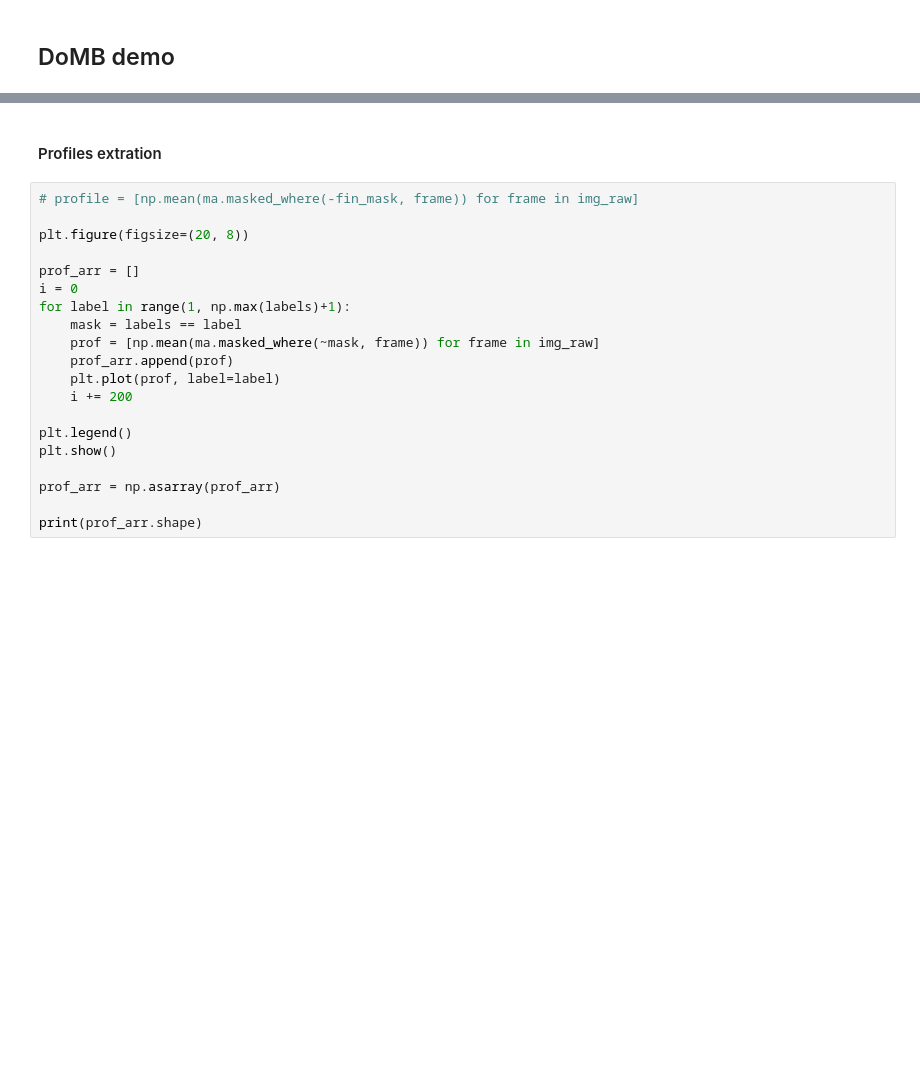
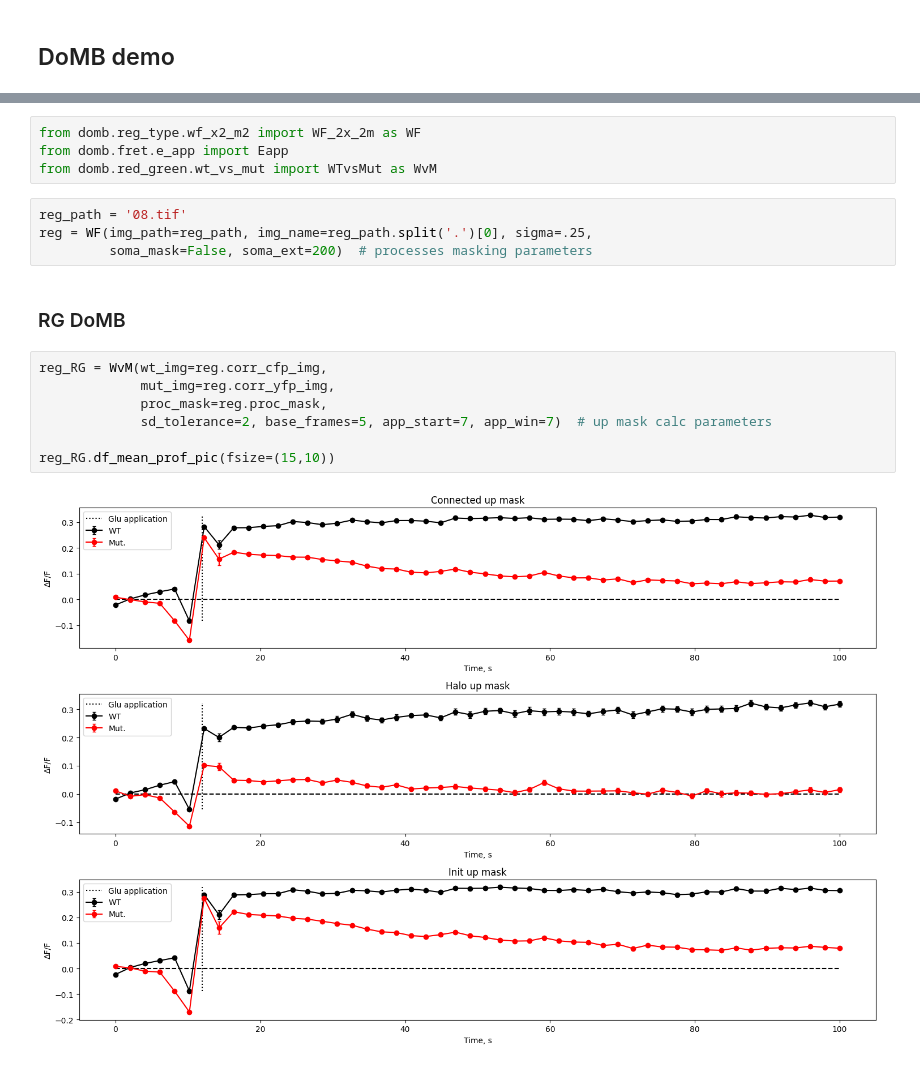
Before and after one commit to wisstock/LTData, a Jupyter notebook: demo.ipynb, the cells around one changed output, grey strips where cells are left out. Drawn from its saved outputs; the diff is of its cells as text; blank space fills up the shorter version.

```diff
--- a/demo.ipynb
+++ b/demo.ipynb
@@ -359,22 +33,19 @@ plt.colorbar(img, cax=cax)
-# %% [markdown]
-#### Profiles extration
-# %%
-# profile = [np.mean(ma.masked_where(-fin_mask, frame)) for frame in img_raw]
-
-plt.figure(figsize=(20, 8))
-
-prof_arr = []
-i = 0
-for label in range(1, np.max(labels)+1):
-    mask = labels == label
-    prof = [np.mean(ma.masked_where(~mask, frame)) for frame in img_raw]
-    prof_arr.append(prof)
-    plt.plot(prof, label=label)
-    i += 200
-
-plt.legend()
-plt.show()
-
-prof_arr = np.asarray(prof_arr)
-
-print(prof_arr.shape)
+# %%
+from domb.reg_type.wf_x2_m2 import WF_2x_2m as WF
+from domb.fret.e_app import Eapp
+from domb.red_green.wt_vs_mut import WTvsMut as WvM
+# %%
+reg_path = '08.tif'
+reg = WF(img_path=reg_path, img_name=reg_path.split('.')[0], sigma=.25,
+         soma_mask=False, soma_ext=200)  # processes masking parameters
+# %% [markdown]
+### RG DoMB
+# %%
+reg_RG = WvM(wt_img=reg.corr_cfp_img,
+             mut_img=reg.corr_yfp_img,
+             proc_mask=reg.proc_mask,
+             sd_tolerance=2, base_frames=5, app_start=7, app_win=7)  # up mask calc parameters
+
+reg_RG.df_mean_prof_pic(fsize=(15,10))
+# %% [output]
+[figure, added]
```
Also changed, not shown: parts of 23 cells of this notebook, 1 other file.
